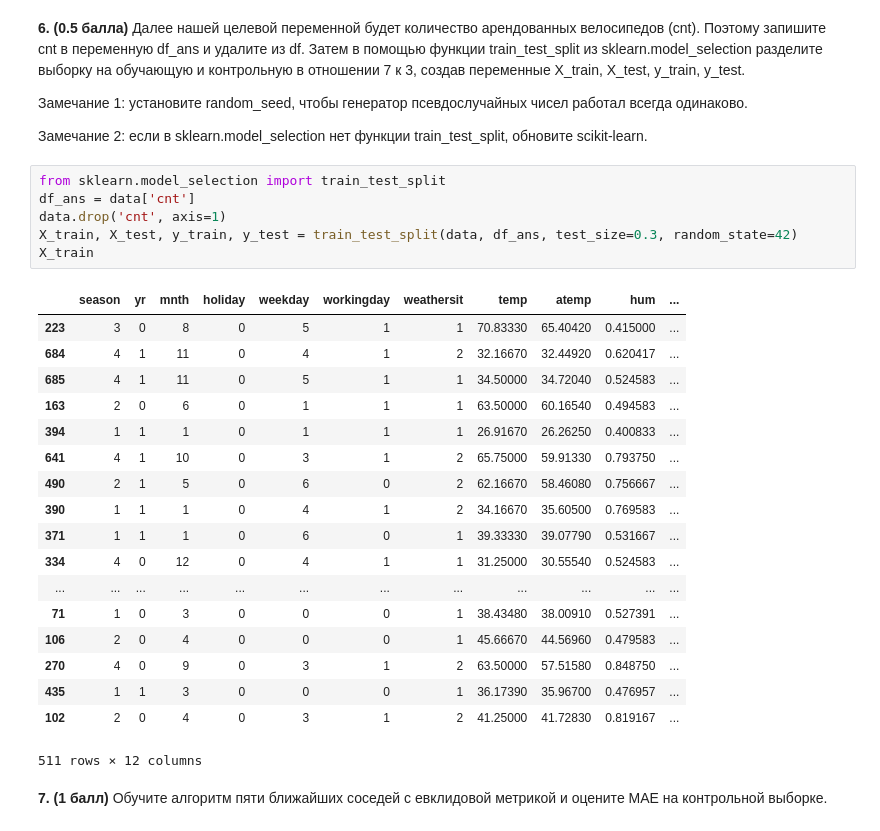
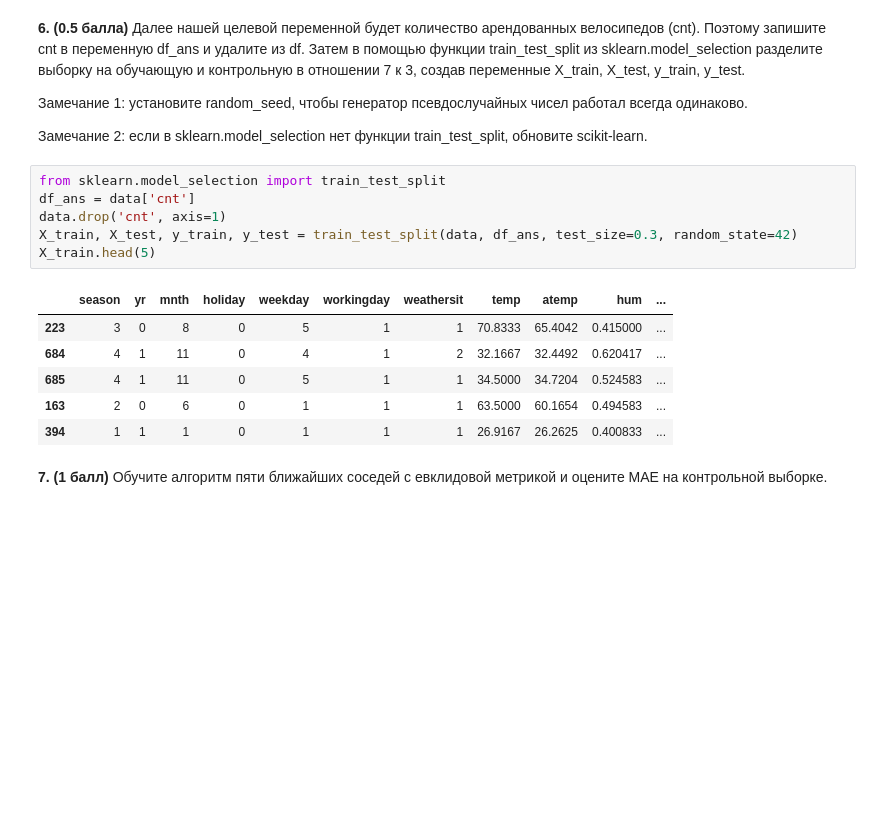
Before and after one commit to BobrG/IreneGit, a Jupyter notebook: HW1.ipynb, the cells around one changed output. Drawn from its saved outputs; the diff is of its cells as text; blank space fills up the shorter version.

```diff
--- a/HW1.ipynb
+++ b/HW1.ipynb
@@ -103,28 +103,16 @@ data = data.drop(['instant', 'dteday', 'casual', 'registered'], axis=1)
 # %%
 from sklearn.model_selection import train_test_split
 df_ans = data['cnt']
 data.drop('cnt', axis=1)
 X_train, X_test, y_train, y_test = train_test_split(data, df_ans, test_size=0.3, random_state=42)
-X_train
+X_train.head(5)
 # %% [output]
 |  | season | yr | mnth | holiday | weekday | workingday | weathersit | temp | atemp | hum | ... |
-| 223 | 3 | 0 | 8 | 0 | 5 | 1 | 1 | 70.83330 | 65.40420 | 0.415000 | ... |
-| 684 | 4 | 1 | 11 | 0 | 4 | 1 | 2 | 32.16670 | 32.44920 | 0.620417 | ... |
-| 685 | 4 | 1 | 11 | 0 | 5 | 1 | 1 | 34.50000 | 34.72040 | 0.524583 | ... |
-| 163 | 2 | 0 | 6 | 0 | 1 | 1 | 1 | 63.50000 | 60.16540 | 0.494583 | ... |
-| 394 | 1 | 1 | 1 | 0 | 1 | 1 | 1 | 26.91670 | 26.26250 | 0.400833 | ... |
-| 641 | 4 | 1 | 10 | 0 | 3 | 1 | 2 | 65.75000 | 59.91330 | 0.793750 | ... |
-| 490 | 2 | 1 | 5 | 0 | 6 | 0 | 2 | 62.16670 | 58.46080 | 0.756667 | ... |
-| 390 | 1 | 1 | 1 | 0 | 4 | 1 | 2 | 34.16670 | 35.60500 | 0.769583 | ... |
-| 371 | 1 | 1 | 1 | 0 | 6 | 0 | 1 | 39.33330 | 39.07790 | 0.531667 | ... |
-| 334 | 4 | 0 | 12 | 0 | 4 | 1 | 1 | 31.25000 | 30.55540 | 0.524583 | ... |
-| ... | ... | ... | ... | ... | ... | ... | ... | ... | ... | ... | ... |
-| 71 | 1 | 0 | 3 | 0 | 0 | 0 | 1 | 38.43480 | 38.00910 | 0.527391 | ... |
-| 106 | 2 | 0 | 4 | 0 | 0 | 0 | 1 | 45.66670 | 44.56960 | 0.479583 | ... |
-| 270 | 4 | 0 | 9 | 0 | 3 | 1 | 2 | 63.50000 | 57.51580 | 0.848750 | ... |
-| 435 | 1 | 1 | 3 | 0 | 0 | 0 | 1 | 36.17390 | 35.96700 | 0.476957 | ... |
-| 102 | 2 | 0 | 4 | 0 | 3 | 1 | 2 | 41.25000 | 41.72830 | 0.819167 | ... |
+| 223 | 3 | 0 | 8 | 0 | 5 | 1 | 1 | 70.8333 | 65.4042 | 0.415000 | ... |
+| 684 | 4 | 1 | 11 | 0 | 4 | 1 | 2 | 32.1667 | 32.4492 | 0.620417 | ... |
+| 685 | 4 | 1 | 11 | 0 | 5 | 1 | 1 | 34.5000 | 34.7204 | 0.524583 | ... |
+| 163 | 2 | 0 | 6 | 0 | 1 | 1 | 1 | 63.5000 | 60.1654 | 0.494583 | ... |
+| 394 | 1 | 1 | 1 | 0 | 1 | 1 | 1 | 26.9167 | 26.2625 | 0.400833 | ... |
-511 rows × 12 columns
 # %% [markdown]
 **7. (1 балл)** Обучите алгоритм пяти ближайших соседей с евклидовой метрикой и оцените MAE на контрольной выборке.
 # %%
```
Also changed, not shown: parts of 4 cells of this notebook.
